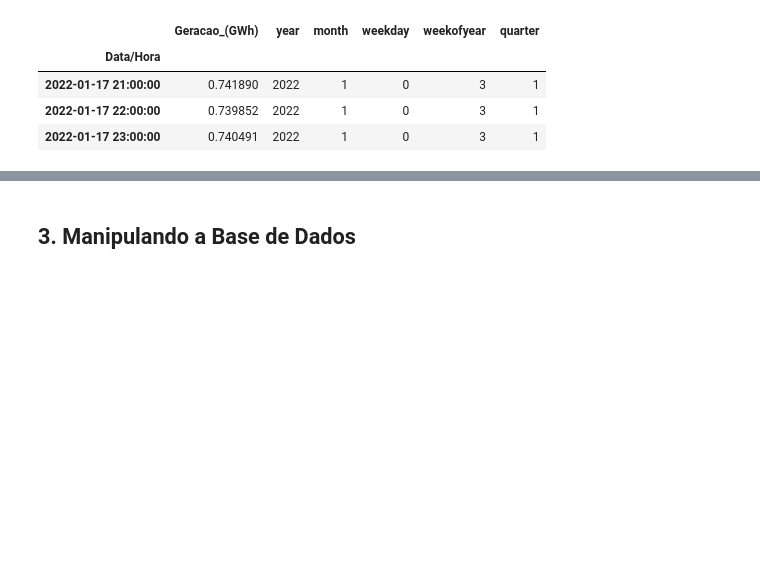
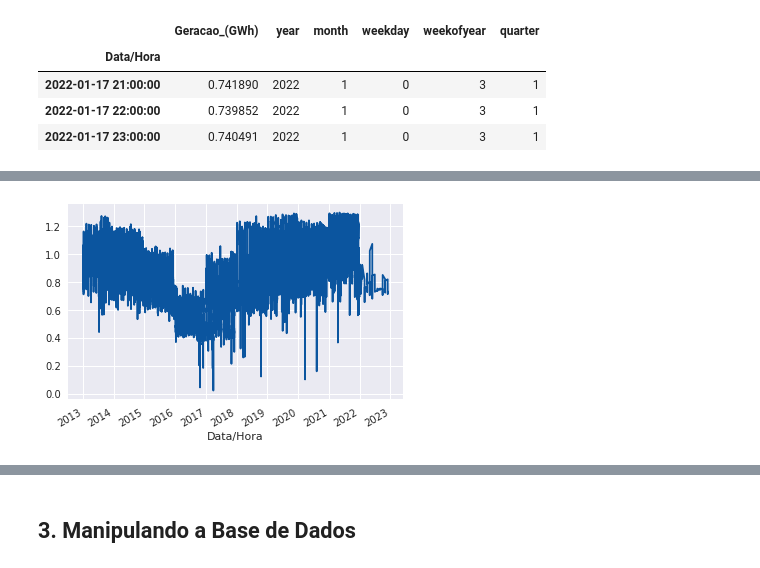
Before and after one commit to Leonardorochagit/Geracao_Energia, a Jupyter notebook: Previsao_GeracaoEnergia_AM.ipynb, the cells around one changed output, grey strips where cells are left out. Drawn from its saved outputs; the diff is of its cells as text; code cells hidden in the pictures; blank space fills up the shorter version.

```diff
--- a/Previsao_GeracaoEnergia_AM.ipynb
+++ b/Previsao_GeracaoEnergia_AM.ipynb
@@ -71,9 +82,9 @@ pd.options.display.max_columns = None
 ## **2. Abrindo a Base de Dados**
 # %%
 # Convertendo o dataset em um dataframe com Pandas
-df = pd.read_csv('/content/Geracao_Energia/Base_ONS/4. Simples_Geração_de_Energia_Dia_data AMAZONAS.csv', sep = ';',
+df_original = pd.read_csv('/content/Geracao_Energia/Base_ONS/4. Simples_Geração_de_Energia_Dia_data AMAZONAS.csv', sep = ';',
                  index_col=0, header=0, parse_dates=True, squeeze=True) # header=0, index_col=0, parse_dates=True, squeeze=True
-df.head()
+df_original.head()
 # %% [output]
 |  | cod_aneel (tb_referenciacegusina ... | cod_nucleoaneel (tb_referenciaceg... | Data Dica | dsc_estado | id_subsistema | ... |
 | Data Escala de Tempo 1 GE Simp 4 |  |  |  |  |  | ... |
@@ -94,7 +105,7 @@ Index(['cod_aneel (tb_referenciacegusina (Usina))',
 lista_colunas_drop = ['cod_aneel (tb_referenciacegusina (Usina))', 'cod_nucleoaneel (tb_referenciacegusina (Usina))',
                       'Data Dica','dsc_estado', 'id_subsistema', 'nom_tipousinasite', 'nom_usina2',
                       'Período Exibido GE']
-df=df.drop(columns=lista_colunas_drop)
+df=df_original.drop(columns=lista_colunas_drop)
 df
 # %% [output]
 |  | Selecione Tipo de GE Simp 4 |
@@ -219,0 +262,3 @@ df.tail(3)
+# %%
+time_series = df['Geracao_(GWh)']
+time_series
@@ -219,0 +279,14 @@ df.tail(3)
+# %%
+series=time_series.squeeze ()
+# %%
+# Convert values to float from str
+for i in range(0,len(series)):
+    time_series[i] = float(series[i])
+# Printing out first 5 values of dataset
+series.head()
+
+# # Plotting the dataset
+series.plot()
+pyplot.show()
+# %% [output]
+[figure, added]
```
Also changed, not shown: parts of 56 cells of this notebook.
